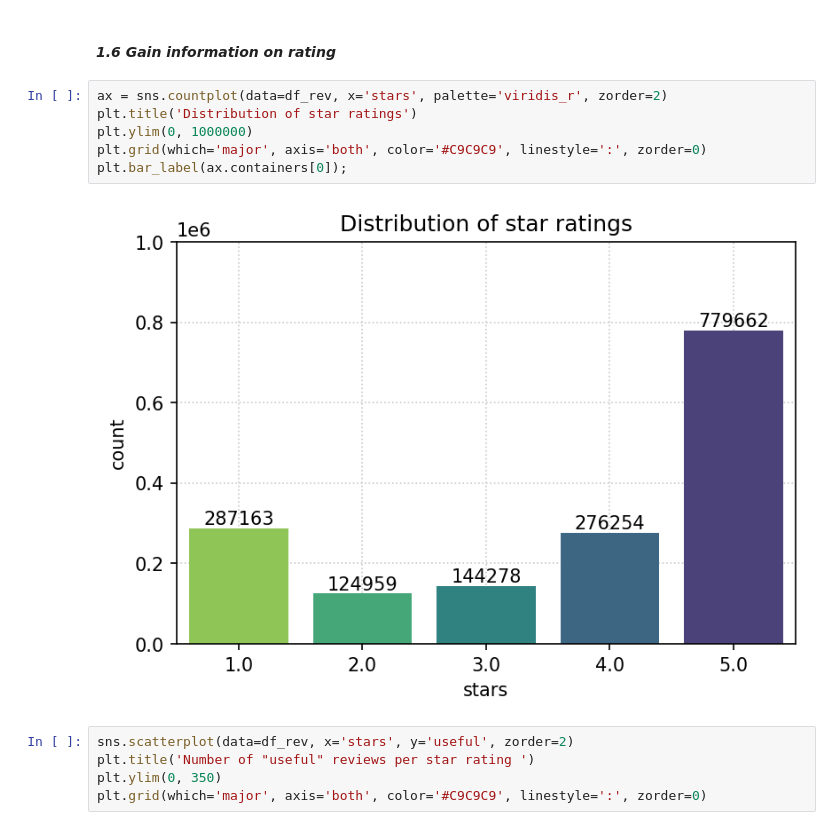
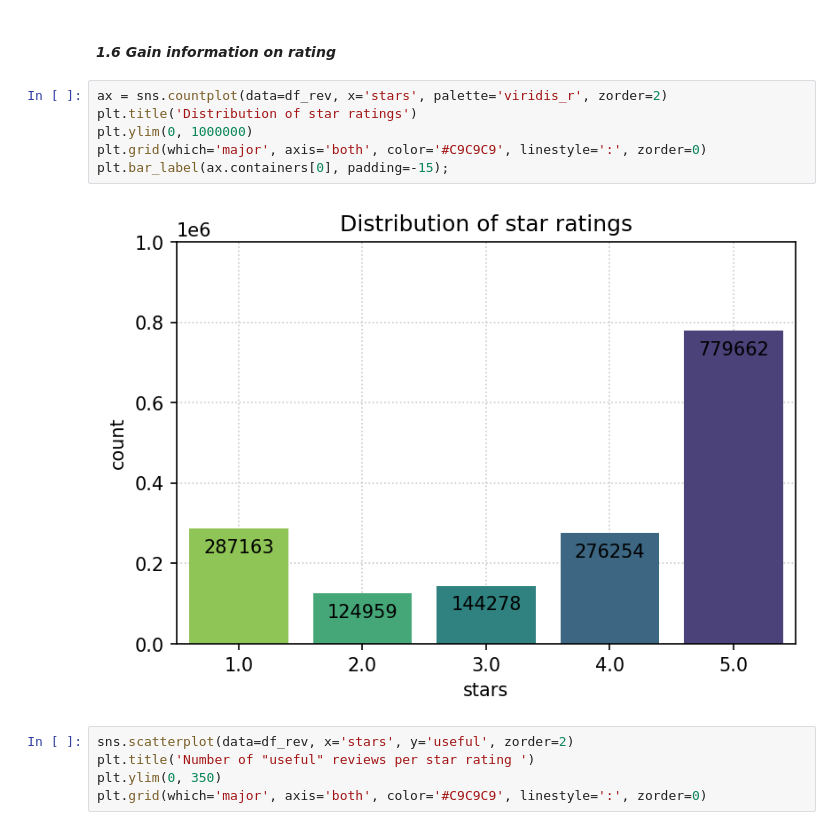
Before and after one commit to Jerwin87/Yelp-Capstone, a Jupyter notebook: notebooks/fb_EDA_Quality.ipynb, the cells around one changed output. Saved outputs shown, nothing was run; the diff lists cells and outputs as text.

```diff
--- a/notebooks/fb_EDA_Quality.ipynb
+++ b/notebooks/fb_EDA_Quality.ipynb
@@ -129,11 +129,11 @@ df_rev.drop(['Unnamed: 0', 'date', 'year'], axis=1, inplace=True)
 # %%
 ax = sns.countplot(data=df_rev, x='stars', palette='viridis_r', zorder=2)
 plt.title('Distribution of star ratings')
 plt.ylim(0, 1000000)
 plt.grid(which='major', axis='both', color='#C9C9C9', linestyle=':', zorder=0)
-plt.bar_label(ax.containers[0]);
+plt.bar_label(ax.containers[0], padding=-15);
 # %% [output]
-[figure, old version]
+[figure, new version]
 # %%
 sns.scatterplot(data=df_rev, x='stars', y='useful', zorder=2)
 plt.title('Number of "useful" reviews per star rating ')
```
Also changed, not shown: parts of 21 cells of this notebook.
